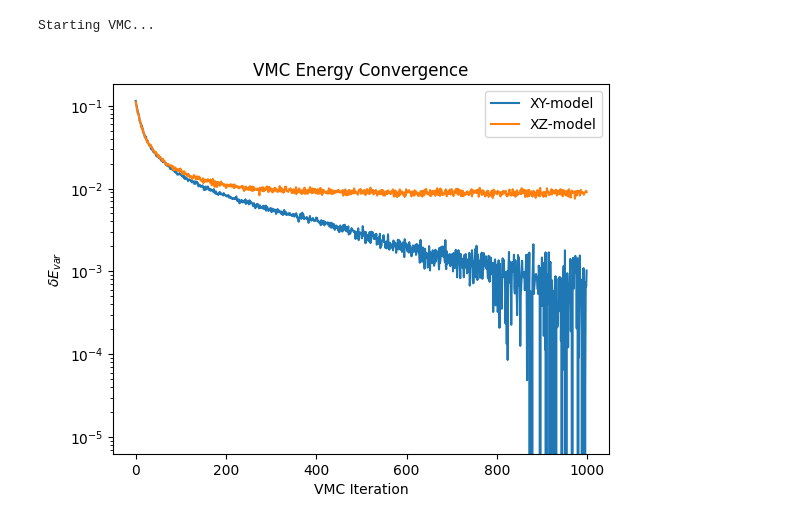
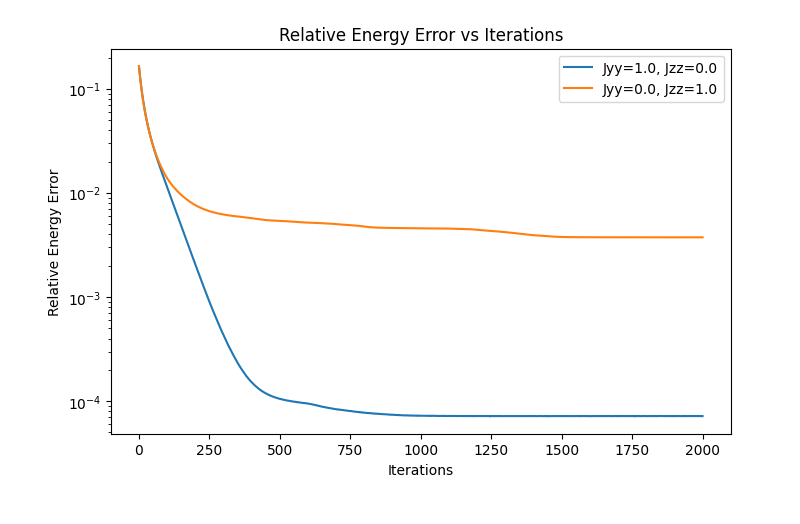
Before and after one commit to NilsNiggemann/DataMiningRBMs, a Jupyter notebook: Netket/XYModel.ipynb, the cells around one changed output. Drawn from its saved outputs; the diff is of its cells as text; code cells hidden in the pictures.

Commit message:
add more model examples

```diff
--- a/Netket/XYModel.ipynb
+++ b/Netket/XYModel.ipynb
@@ -72,39 +71,57 @@ Starting VMC...
 # %%
-g, hi, my_H = get_XYZ_Hamiltonian(1.0,0.0,1.0, Lx, Ly)
+g, hi, H = get_XYZ_Hamiltonian(1.0,0.0,1.0, Lx, Ly)
+import optimization
 
-print("Starting VMC...")
+params = optimization.generate_params(
+    alpha=1,
+    seed=1234,
+    learning_rate=3e-3,
+    n_iter=2000,
+    show_progress=True,
+    diag_shift=1e-4,
+    Lx = Lx,
+    Ly = Ly,
+    Jxx = 1.0,
+    Jyy = 0.0,
+    Jzz = 1.0,
+    out=f"../data/XY-model/rbm_optimization",
+)
+output_file = params["out"] + ".log"
+if os.path.exists(output_file):
+    print(f"Skipping Hamiltonian, output file already exists.")
+else:
 
-vs = nk.vqs.MCState(sa, ma, n_samples = n_samples * Lx * Ly)
-
-# The ground-state optimization loop
-gs = nk.VMC(hamiltonian = my_H, optimizer = op, preconditioner = sr, variational_state = vs)
-
-gs.run(vmc_steps, out = datadir+"/vmc_xz", show_progress = True)
-
-data_Jastrow = json.load(open(datadir+"/vmc_xz.log"))
-iters_Jastrow = data_Jastrow["Energy"]["iters"]
-energy_Jastrow = data_Jastrow["Energy"]["Mean"]["real"]
-
-np.savetxt(datadir+"/vmc_energy_xz.dat", np.column_stack((iters_Jastrow, energy_Jastrow)))
+    out = optimization.optimize_rbm(H, params)
+    optimization.write_output(H, out, params)
-# %% [output]
-Starting VMC...
 # %%
-ed_energy = eigenvalues[0]
+import h5py
+import matplotlib.pyplot as plt
+h5_files = [os.path.join("../data/XY-model", f) for f in os.listdir('../data/XY-model') if f.endswith('.h5')]
+fig = plt.figure(figsize=(8, 5))
+ax = fig.add_subplot(1, 1, 1)
+# Open the HDF5 file
+ed_energy = 0
+for file in h5_files:
+    with h5py.File(file, "r") as f:
+        energy = f["en_var_steps"][:]
+        e0 = f["exact_ground_energy"][()]
+        ed_energy = e0
+        Jyy = f.attrs["Jyy"]
+        Jzz = f.attrs["Jzz"]
+        relative_energy_error = (energy - e0) / abs(e0)
 
-energy_data_xy = -(np.loadtxt(datadir+"/vmc_energy_xy.dat")[:,1] - ed_energy) / ed_energy
-energy_data_xz = -(np.loadtxt(datadir+"/vmc_energy_xz.dat")[:,1] - ed_energy) / ed_energy
+        # Plot the relative energy error
+        ax.plot(range(len(relative_energy_error)), relative_energy_error, linestyle='-', label='Jyy={:.1f}, Jzz={:.1f}'.format(Jyy, Jzz))
 
-import matplotlib.pyplot as plt
-plt.plot(energy_data_xy, label="XY-model")
-plt.plot(energy_data_xz, label="XZ-model")
-# plt.axhline(y = ed_energy, color = 'r', linestyle = '--', label="ED Ground State Energy")
-plt.xlabel("VMC Iteration")
-plt.ylabel(r"$\delta E_{var}$")
-plt.title("VMC Energy Convergence")
+plt.yscale('log')
+plt.xlabel("Iterations")
+plt.ylabel("Relative Energy Error")
+plt.title("Relative Energy Error vs Iterations")
 plt.legend()
-plt.yscale("log")
+        # plt.grid(True)
+plt.show()
 # %% [output]
-[figure, old version]
+[figure, new version]
 # %%
 _,_, H_XY = get_XYZ_Hamiltonian(1.0,1.0,0.0, Lx, Ly)
 _,_, H_XZ = get_XYZ_Hamiltonian(1.0,0.0,1.0, Lx, Ly)
```
Also changed, not shown: parts of 5 cells of this notebook, 4 other files.
